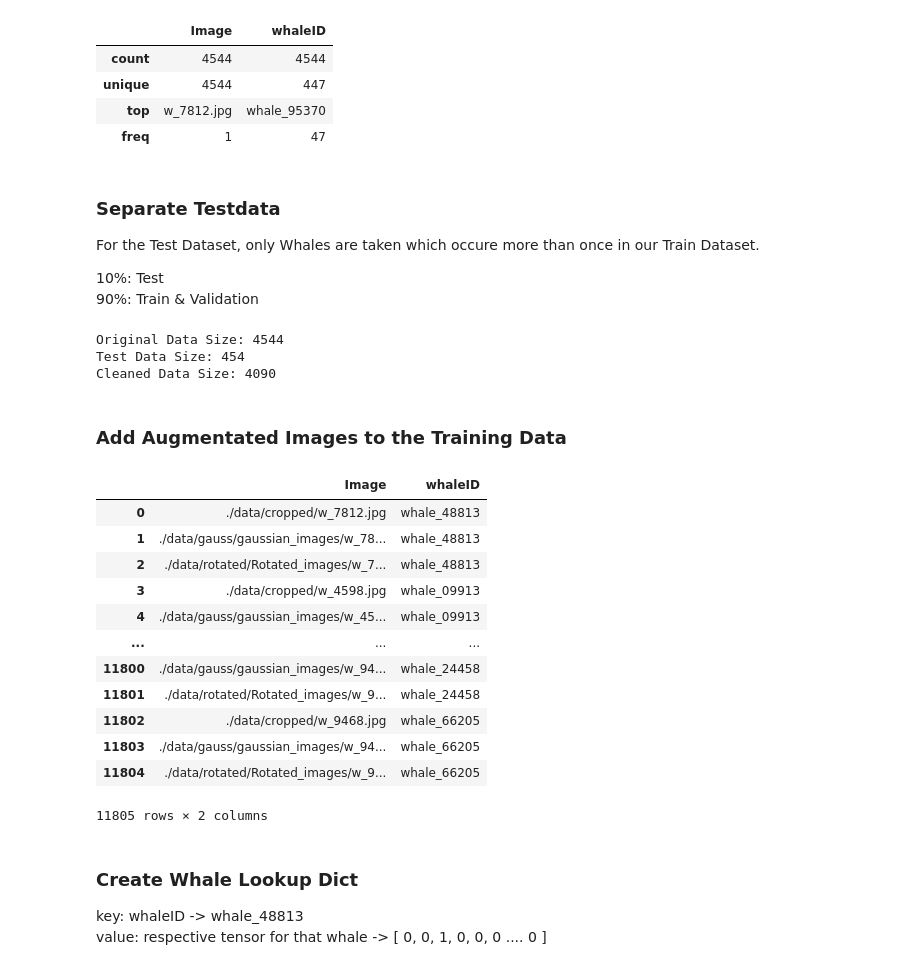
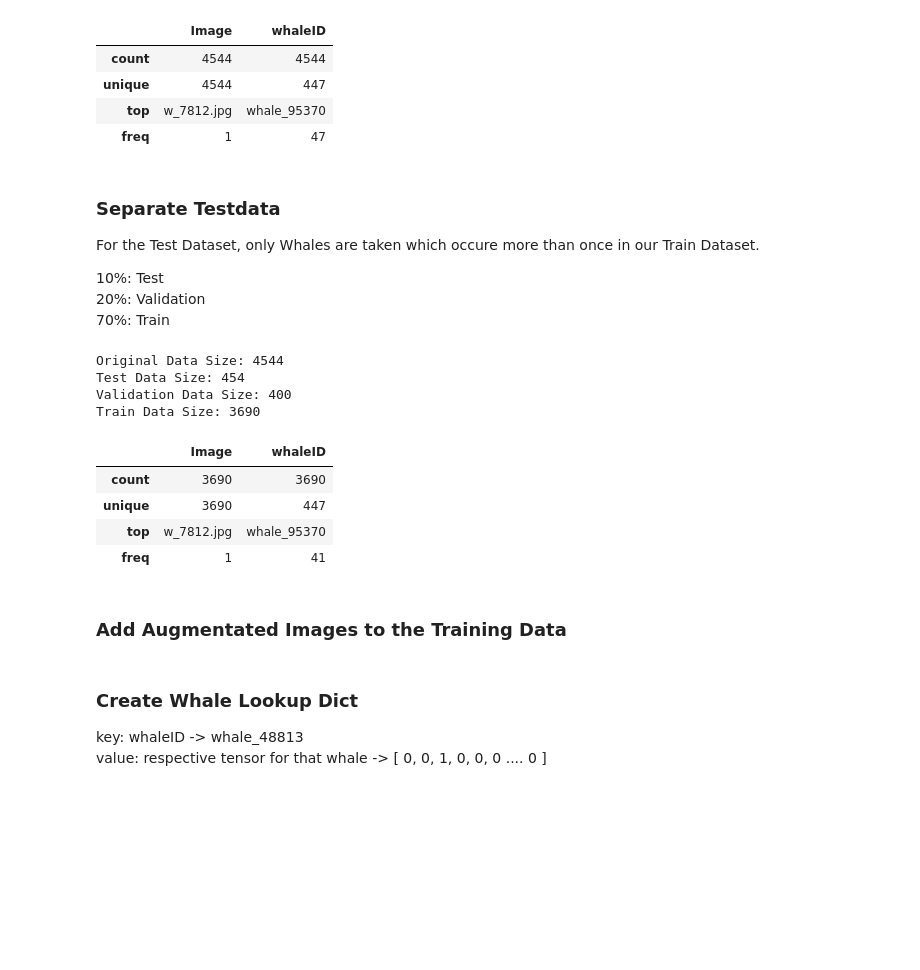
Before and after one commit to HSLU-Projects/ARTIFIN, a Jupyter notebook: 3_Train.ipynb, the cells around one changed output. Saved outputs shown, nothing was run; the diff lists cells and outputs as text; code cells hidden in the pictures; blank space fills up the shorter version.

```diff
--- a/3_Train.ipynb
+++ b/3_Train.ipynb
@@ -96,7 +119,8 @@ df.describe()
 For the Test Dataset, only Whales are taken which occure more than once in our Train Dataset.
 
 10%: Test
-90%: Train & Validation
+20%: Validation
+70%: Train
 # %%
 # Count occurrences of each whaleID
 
@@ -107,13 +131,19 @@ whale_counts = df['whaleID'].value_counts()
 n_test = int(0.1 * n_rows)
 print(f"Test Data Size: {n_test}")
 
-# Filter rows with whaleID occurring more than n times
-n = 1
+# Filter rows with whaleID occurring more than n times to minimize the chance of class extinction in train data
+n = 2
 filtered_df = df[df['whaleID'].isin(whale_counts[whale_counts > n].index)]
-test_images = list(filtered_df['Image'].sample(n=n_test, random_state=1))
+test_df = filtered_df.sample(n=n_test, random_state=1)
+test_images = test_df['Image'].tolist()
 
-cleaned_df = df[~df['Image'].isin(test_images)]
-print(f"Cleaned Data Size: {cleaned_df.shape[0]}")
+without_test_df = pd.concat([filtered_df, test_df]).drop_duplicates(keep=False)
+n_valid = int(0.1 * without_test_df.shape[0])
+print(f"Validation Data Size: {n_valid}")
+validation_df = without_test_df.sample(n=n_valid, random_state=1)
+
+train_df = pd.concat([df, test_df, validation_df]).drop_duplicates(keep=False)
+print(f"Train Data Size: {train_df.shape[0]}")
 
 # Write test.csv
 test_path = os.path.join(base_path, 'test.csv')
@@ -121,7 +151,16 @@ df[df['Image'].isin(test_images)].to_csv(test_path, index=False)
 # %% [output]
 Original Data Size: 4544
 Test Data Size: 454
-Cleaned Data Size: 4090
+Validation Data Size: 400
+Train Data Size: 3690
+# %%
+train_df.describe()
+# %% [output]
+|  | Image | whaleID |
+| count | 3690 | 3690 |
+| unique | 3690 | 447 |
+| top | w_7812.jpg | whale_95370 |
+| freq | 1 | 41 |
 # %% [markdown]
 ### Add Augmentated Images to the Training Data
 # %%
@@ -144,19 +199,3 @@ cleaned_df = pd.DataFrame(augmented_dict)
-# %%
-cleaned_df
-# %% [output]
-|  | Image | whaleID |
-| 0 | ./data/cropped/w_7812.jpg | whale_48813 |
-| 1 | ./data/gauss/gaussian_images/w_78... | whale_48813 |
-| 2 | ./data/rotated/Rotated_images/w_7... | whale_48813 |
-| 3 | ./data/cropped/w_4598.jpg | whale_09913 |
-| 4 | ./data/gauss/gaussian_images/w_45... | whale_09913 |
-| ... | ... | ... |
-| 11800 | ./data/gauss/gaussian_images/w_94... | whale_24458 |
-| 11801 | ./data/rotated/Rotated_images/w_9... | whale_24458 |
-| 11802 | ./data/cropped/w_9468.jpg | whale_66205 |
-| 11803 | ./data/gauss/gaussian_images/w_94... | whale_66205 |
-| 11804 | ./data/rotated/Rotated_images/w_9... | whale_66205 |
-11805 rows × 2 columns
 # %% [markdown]
 ### Create Whale Lookup Dict
 key: whaleID -> whale_48813
```
Also changed, not shown: parts of 19 cells of this notebook, 10 other files.
